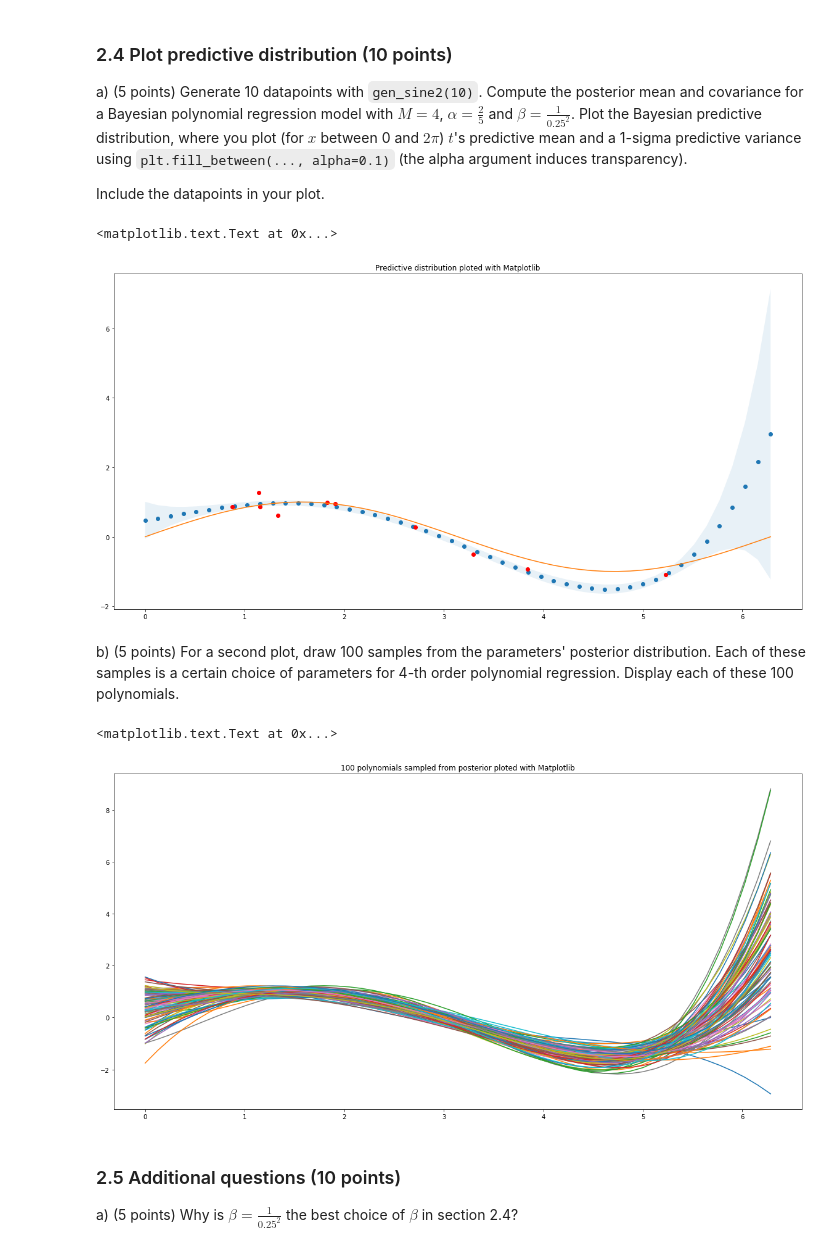
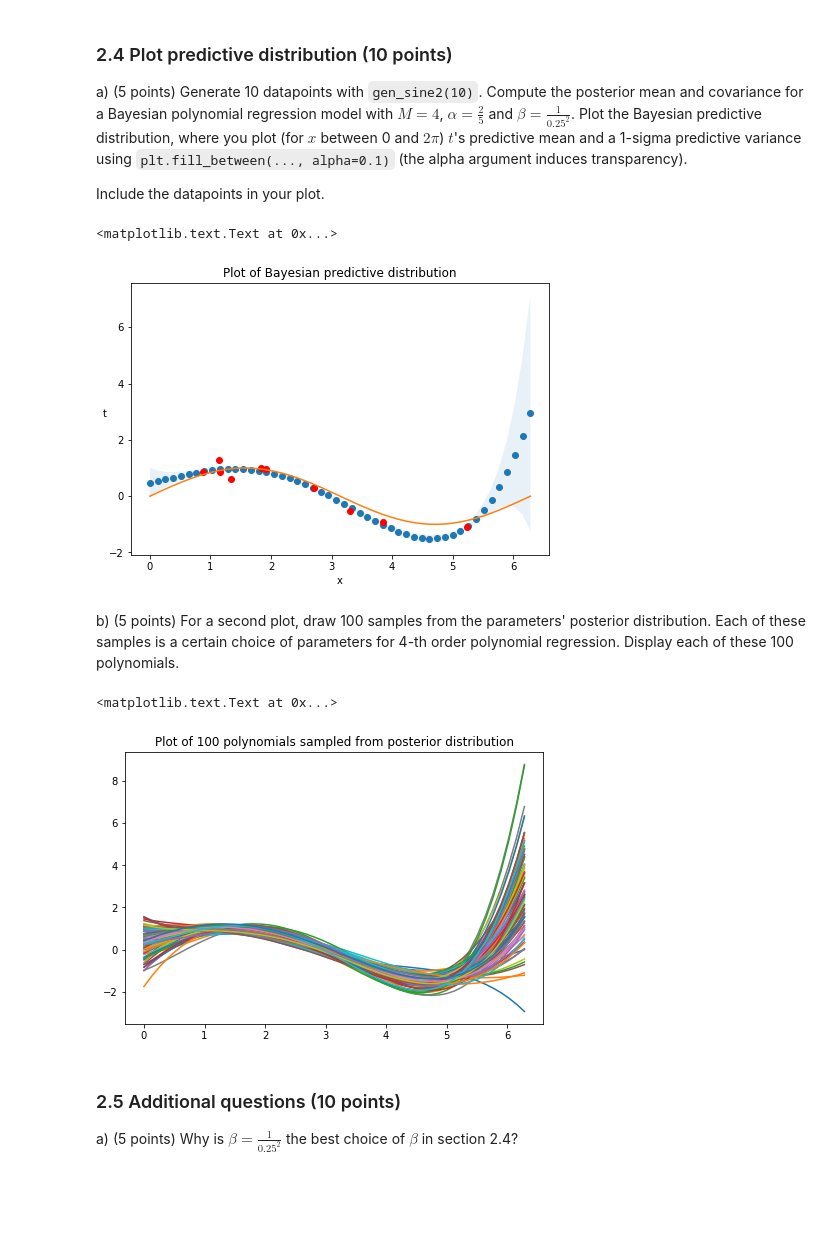
Before and after one commit to jamie0725/Machine-Learning-1, a Jupyter notebook: 12046477_12161381_lab1.ipynb, the cells around one changed output. Saved outputs shown, nothing was run; the diff lists cells and outputs as text; code cells hidden in the pictures; blank space fills up the shorter version.

```diff
--- a/12046477_12161381_lab1.ipynb
+++ b/12046477_12161381_lab1.ipynb
@@ -474,19 +487,22 @@ Include the datapoints in your plot.
 # %%
 # YOUR CODE HERE
 x_plot, y_plot = gen_sine2(10)
 # m_b, l_b = find_best_m_and_lamb(x_plot, y_plot)
 # w_plot, _ = fit_polynomial_reg(x_plot, y_plot, m=m_b, lamb=l_b)
-m_w, S_w, Phi_plot = fit_polynomial_bayes(x_plot, y_plot, M=4, alpha=0.4, beta=16.)
-x_new = np.linspace(0,2*np.pi, 50)
-y_eval, y_sigma, Phi_new = predict_polynomial_bayes(S=S_w, beta=16., m=m_w, x=x_new)
+m_w, S_w, Phi_plot = fit_polynomial_bayes(x_plot, y_plot, M = 4, alpha = 0.4, beta = 16.)
+x_new = np.linspace(0,2 * np.pi, 50)
+y_eval, y_sigma, Phi_new = predict_polynomial_bayes(S = S_w, beta = 16., m = m_w, x = x_new)
 # y_eval = eval_polynomial(m, x_new, M=m_b)
 y_new = np.sin(x_new)
-plt.plot(x_new,y_eval,'o', x_plot, y_plot, 'ro', x_new, y_new)
-plt.fill_between(x_new, y_eval-y_sigma, y_eval+y_sigma, alpha=0.1)
-pylab.title('Predictive distribution ploted with Matplotlib')
+plt.figure(figsize=(7.5, 5))
+plt.plot(x_new,y_eval, 'o', x_plot, y_plot, 'ro', x_new, y_new)
+plt.fill_between(x_new, y_eval - y_sigma, y_eval + y_sigma, alpha = 0.1)
+plt.ylabel('t',rotation=0)
+plt.xlabel('x')
+pylab.title('Plot of Bayesian predictive distribution')
 # %% [output]
 <matplotlib.text.Text at 0x...>
-[figure, old version]
+[figure, new version]
 # %% [markdown]
 b) (5 points) For a second plot, draw 100 samples from the parameters' posterior distribution. Each of these samples is a certain choice of parameters for 4-th order polynomial regression.
 Display each of these 100 polynomials.
@@ -494,14 +510,15 @@ Display each of these 100 polynomials.
 # YOUR CODE HERE
 NUM_W = 100
 w_batch = np.random.multivariate_normal(m_w, S_w, 100)
+plt.figure(figsize=(7.5, 5))
 plt.plot(x_new, y_new)
 for w in (w_batch):
-    y_eval = eval_polynomial(w, x_new, M=4)
+    y_eval = eval_polynomial(w, x_new, M = 4)
     plt.plot(x_new, y_eval)
-pylab.title('100 polynomials sampled from posterior ploted with Matplotlib')
+pylab.title('Plot of 100 polynomials sampled from posterior distribution')
 # %% [output]
 <matplotlib.text.Text at 0x...>
-[figure, old version]
+[figure, new version]
 # %% [markdown]
 ### 2.5 Additional questions (10 points)
 
```
Also changed, not shown: parts of 7 cells of this notebook.
